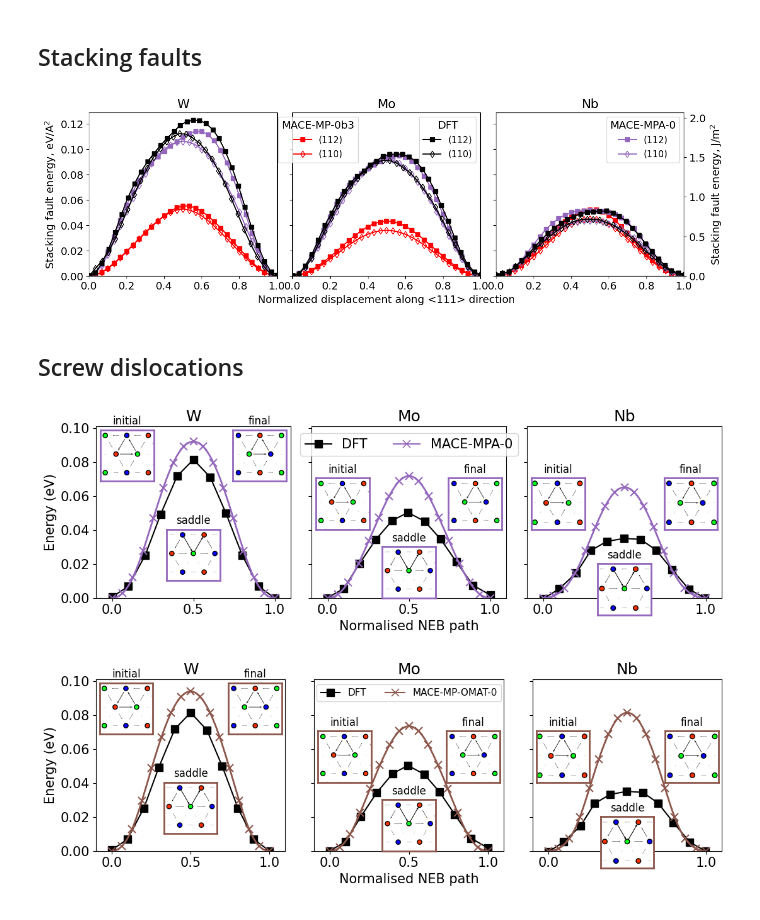
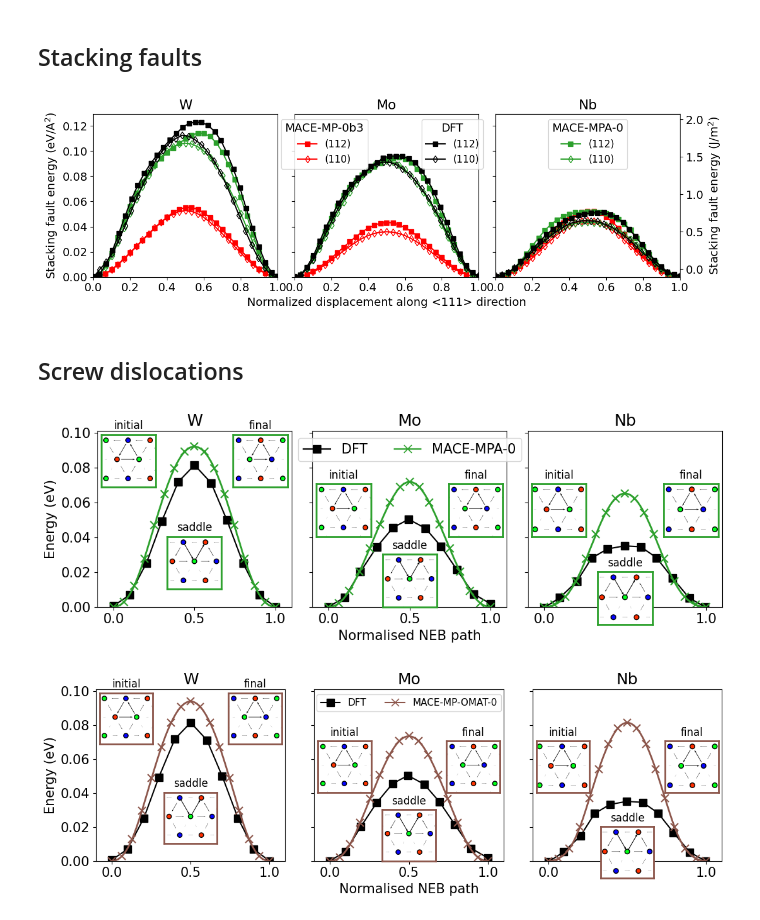
Before and after one commit to pgrigorev/mace_bcc_test, a Jupyter notebook: figures_second_version_alex.ipynb, the cells around one changed output. Saved outputs shown, nothing was run; the diff lists cells and outputs as text; code cells hidden in the pictures.

Commit message:
added alex figure

```diff
--- a/figures_second_version_alex.ipynb
+++ b/figures_second_version_alex.ipynb
@@ -291,6 +291,7 @@ colors = {"small": "C0", "medium": "r", "large": "C4"}
 
 potential = "mp-0b3-medium"
 potential2 = "mace-mp-alex"
+mpa_color = "C2"
 for ax, symbol in zip(rows, ["W", "Mo", "Nb"]):
 
     s, E = np.loadtxt(f"results/gamma_line_{potential}_screw_{symbol}_0.csv", unpack=True)
@@ -300,10 +301,10 @@ for ax, symbol in zip(rows, ["W", "Mo", "Nb"]):
     mace_1 = ax.plot(s /s.max(), E[::-1], "-d", markerfacecolor='none', color=colors[potential.split("-")[-1]], label=labels[1])
 
     s, E = np.loadtxt(f"results/gamma_line_{potential2}_screw_{symbol}_0.csv", unpack=True)
-    mace_0_a = ax.plot(s /s.max(), E[::-1] , "-s", color="C4", label=labels[0])
+    mace_0_a = ax.plot(s /s.max(), E[::-1] , "-s", color=mpa_color, label=labels[0])
 
     s, E = np.loadtxt(f"results/gamma_line_{potential2}_screw_{symbol}_1.csv", unpack=True)
-    mace_1_a = ax.plot(s /s.max(), E[::-1], "-d", markerfacecolor='none', color="C4", label=labels[1])
+    mace_1_a = ax.plot(s /s.max(), E[::-1], "-d", markerfacecolor='none', color=mpa_color, label=labels[1])
 
     s, E = np.loadtxt(f"data/gamma_line_DFT_screw_{symbol}_0.csv", unpack=True, delimiter=',',)
     dft_0 = ax.plot(s /s.max(), E * J / m**2, "-s", color="k", label=labels[0])
@@ -321,22 +322,23 @@ if show_ft:
     mace_ft_1 = rows[0].plot(s / s.max(), E[::-1], "--d", markerfacecolor='none', color="b", label=labels[1])
 
     rows[0].legend(loc="lower center", handles=[mace_ft_0[0], mace_ft_1[0]], title="MACE-MP-0b3-FT", fontsize=12)
+rows[0].set_ylabel("Stacking fault energy (eV/A$^2)$")
+twin_ax = rows[2].twinx()
+twin_ax.set_ylim(np.array(rows[0].get_ylim()) / J * m**2)
+twin_ax.set_ylabel("Stacking fault energy (J/m$^2$)")
+rows[1].set_xlabel("Normalized displacement along <111> direction")
 fig.tight_layout()
 first_legend = rows[1].legend(loc="upper left", handles=[mace_0[0], mace_1[0]], #title=potential.split("-")[:-1],
                               title="MACE-MP-0b3", fontsize=12, bbox_to_anchor=(-0.1, 1.0))
-rows[1].legend(loc="upper right", handles=[dft_0[0], dft_1[0]], title="DFT", fontsize=12, bbox_to_anchor=(1.0, 1.0))
+rows[1].legend(loc="upper right", handles=[dft_0[0], dft_1[0]], title="DFT", fontsize=12, bbox_to_anchor=(1.05, 1.0))
 rows[1].add_artist(first_legend)
 rows[0].set_xlim(0, 1)
 rows[0].set_ylim(0, rows[0].get_ylim()[1])
 
-rows[0].set_ylabel("Stacking fault energy, eV/A$^2$")
-twin_ax = rows[2].twinx()
-twin_ax.set_ylim(np.array(rows[0].get_ylim()) / J * m**2)
-twin_ax.set_ylabel("Stacking fault energy, J/m$^2$")
 
 
-rows[1].set_xlabel("Normalized displacement along <111> direction")
-rows[2].legend(handles=[mace_0_a[0], mace_1_a[0]], title="MACE-MPA-0", fontsize=12)
+
+rows[2].legend(handles=[mace_0_a[0], mace_1_a[0]], title="MACE-MPA-0", fontsize=12, loc="upper center")
 
 if show_ft:
     fig.savefig("figures/stacking_fault_energy_W_Mo_Nb_medium_0b3_ft.pdf")
@@ -345,7 +347,7 @@ else:
     fig.savefig("figures/stacking_fault_energy_W_Mo_Nb_medium_0b3_alex.pdf")
     fig.savefig("figures/stacking_fault_energy_W_Mo_Nb_medium_0b3_alex.svg")
 # %% [output]
-[figure, old version]
+[figure, new version]
 # %% [markdown]
 ## Screw dislocations
 # %%
@@ -395,8 +397,8 @@ sys.path.append("scripts")
 from plot_neb_mpl import plot_neb
 from mpl_toolkits.axes_grid1.inset_locator import inset_axes
 
-
-colors = {"small": "C0", "mp-0b3-medium": "r", "mace-mp-alex": "C4", "MPtrj": "C5"}
+mpa_color = 'C2'
+colors = {"small": "C0", "mp-0b3-medium": "r", "mace-mp-alex": mpa_color, "MPtrj": "C5"}
 
 fig, axes = plt.subplots(1, 3, figsize=(11, 4), sharex=True, sharey=True)
 
@@ -419,7 +421,7 @@ for symbol, ax in zip(["W", "Mo", "Nb"], axes):
                                         bulk, title="initial",
                                         alat=alat,
                                         xlim=(-4.475, 1.95),
-                                        spine_color="C4",
+                                        spine_color=mpa_color,
                                         spine_lw=2.0, core_lw=2.0)
 
         #add_lines_to_core(ax, first_pure_core, s_W[0], E_W[0],
@@ -438,7 +440,7 @@ for symbol, ax in zip(["W", "Mo", "Nb"], axes):
                                          bulk, title="saddle",
                                          alat=alat,
                                          xlim=(-3.2, 3.2),
-                                         spine_color="C4",
+                                         spine_color=mpa_color,
                                          spine_lw=2.0, core_lw=2.0)
 
         #add_lines_to_core(ax, second_pure_core , s_W[3], E_W[3],
@@ -451,37 +453,37 @@ for symbol, ax in zip(["W", "Mo", "Nb"], axes):
             rect = (0.69, 0.4, 0.3, 0.3)
         i = -1
         last_pure_core = add_core_plot(ax, i, rect,
                                        images,
                                        bulk,
                                        alat=alat, title="final",
-                                       spine_color="C4",
+                                       spine_color=mpa_color,
                                        xlim=(-1.95, 4.475),
                                        spine_lw=2.0, core_lw=2.0,
                                        legend=False,
                                        legend_bbox=(0.20, 0.95, 0.5, 0.5))
 
         #add_lines_to_core(ax, last_pure_core , s_W[-1], E_W[-1],
         #                orientation="bottom",
         #                color="C0", x_shift=0.07)
         ax.set_title(symbol)
         ax.set_ylabel('')
-
+axes[0].set_ylabel("Energy (eV)")
 fig.tight_layout()
 axes[0].legend_.remove()
 axes[2].legend_.remove()
 axes[1].legend(loc="upper center", ncol=2)
 axes[0].set_xlim(-0.1, 1.1)
 axes[0].set_ylim(0, 0.101)
-axes[0].set_ylabel("Energy (eV)")
+
 
 for ax in axes[::2]:
     ax.set_xlabel("")
 
 
 fig.savefig("figures/screw_dislocation_glide_W_Mo_Nb_alex.pdf")
 fig.savefig("figures/screw_dislocation_glide_W_Mo_Nb_alex.svg")
 # %% [output]
-[figure, old version]
+[figure, new version]
 # %%
 import matplotlib.pyplot as plt
 import matscipy.dislocation as sd
```
Also changed, not shown: 1 other file.
